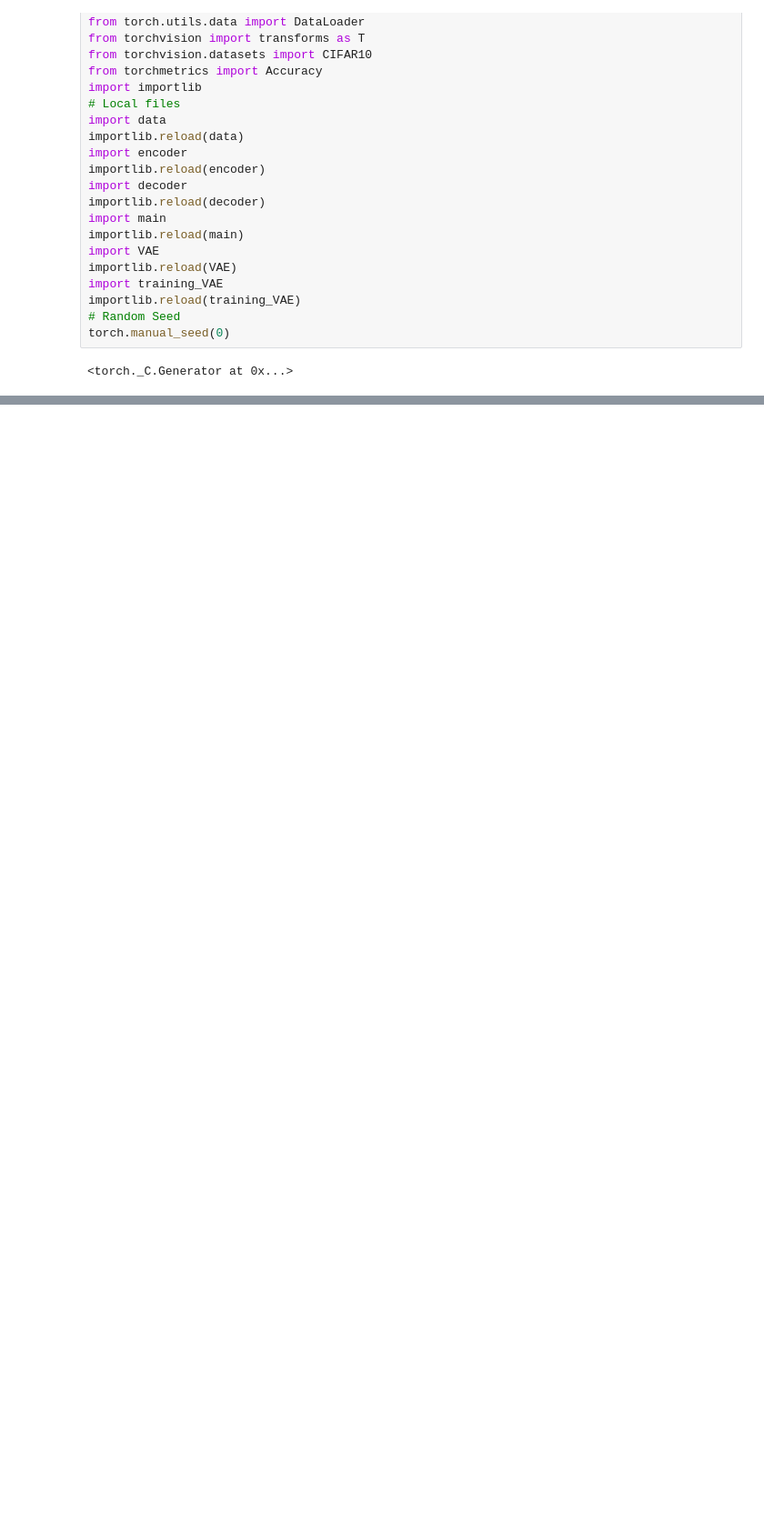
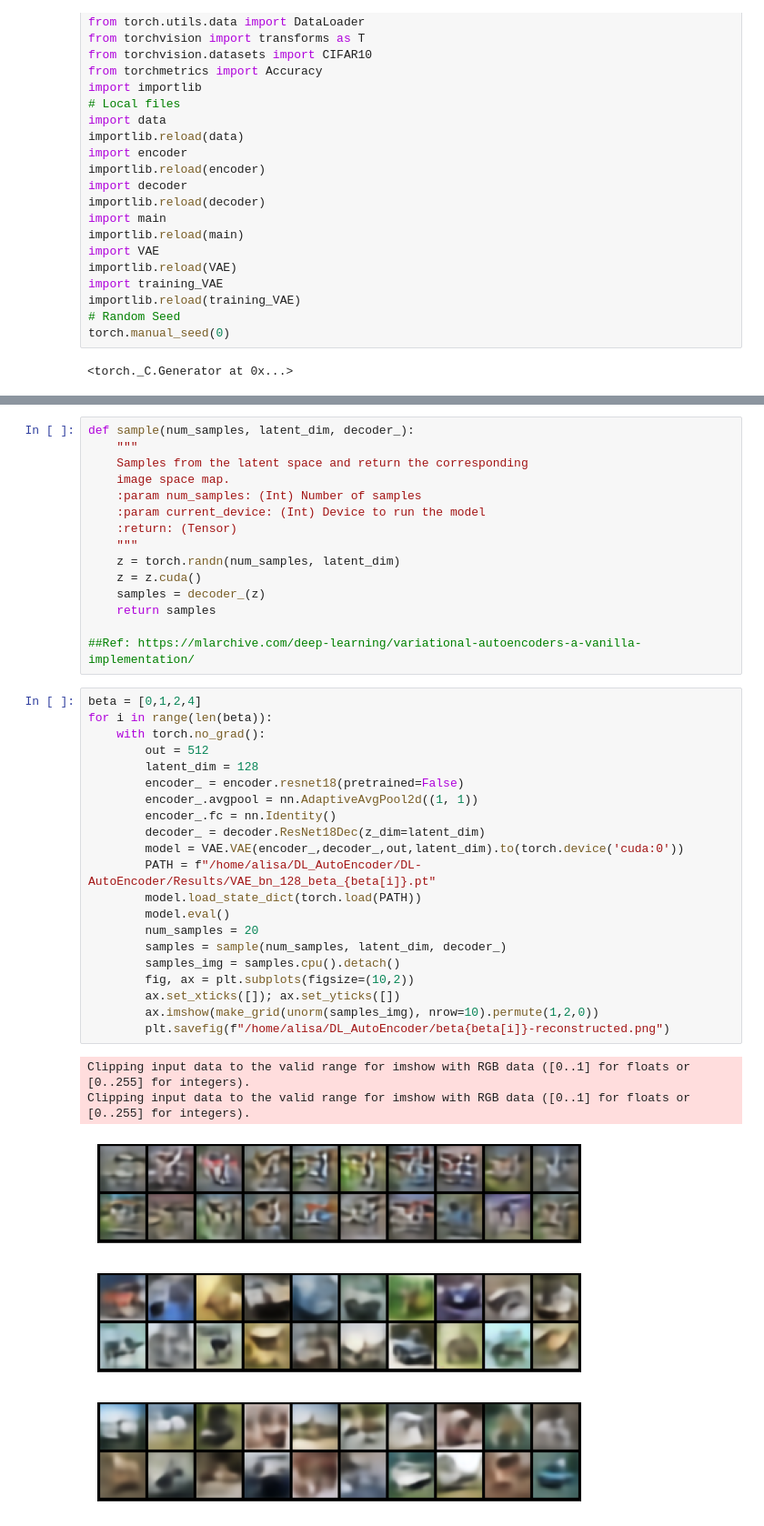
Before and after one commit to AlisaYang07/DL-AutoEncoder, a Jupyter notebook: main_VAE.ipynb, the cells around one changed output, grey strips where cells are left out. Shown at 91% size. Cells and saved outputs as stored; diff of their text form; blank space fills up the shorter version.

Commit message:
Cleaned the .ipynb files, so all the results are in main_VAE.ipyng

```diff
--- a/main_VAE.ipynb
+++ b/main_VAE.ipynb
@@ -205,0 +199,42 @@ Clipping input data to the valid range for imshow with RGB data ([0..1] for floa
+# %%
+def sample(num_samples, latent_dim, decoder_):
+    """
+    Samples from the latent space and return the corresponding
+    image space map.
+    :param num_samples: (Int) Number of samples
+    :param current_device: (Int) Device to run the model
+    :return: (Tensor)
+    """
+    z = torch.randn(num_samples, latent_dim)
+    z = z.cuda()
+    samples = decoder_(z)
+    return samples
+
+##Ref: https://mlarchive.com/deep-learning/variational-autoencoders-a-vanilla-implementation/
+# %%
+beta = [0,1,2,4]
+for i in range(len(beta)):
+    with torch.no_grad():
+        out = 512
+        latent_dim = 128
+        encoder_ = encoder.resnet18(pretrained=False)
+        encoder_.avgpool = nn.AdaptiveAvgPool2d((1, 1))
+        encoder_.fc = nn.Identity()
+        decoder_ = decoder.ResNet18Dec(z_dim=latent_dim)
+        model = VAE.VAE(encoder_,decoder_,out,latent_dim).to(torch.device('cuda:0'))
+        PATH = f"/home/alisa/DL_AutoEncoder/DL-AutoEncoder/Results/VAE_bn_128_beta_{beta[i]}.pt"
+        model.load_state_dict(torch.load(PATH))
+        model.eval()
+        num_samples = 20
+        samples = sample(num_samples, latent_dim, decoder_)
+        samples_img = samples.cpu().detach()
+        fig, ax = plt.subplots(figsize=(10,2))
+        ax.set_xticks([]); ax.set_yticks([])
+        ax.imshow(make_grid(unorm(samples_img), nrow=10).permute(1,2,0))
+        plt.savefig(f"/home/alisa/DL_AutoEncoder/beta{beta[i]}-reconstructed.png")
+# %% [output]
+Clipping input data to the valid range for imshow with RGB data ([0..1] for floats or [0..255] for integers).
+Clipping input data to the valid range for imshow with RGB data ([0..1] for floats or [0..255] for integers).
+[figure, added]
+[figure, added]
+[figure, added]
```
Also changed, not shown: parts of 32 cells of this notebook.
